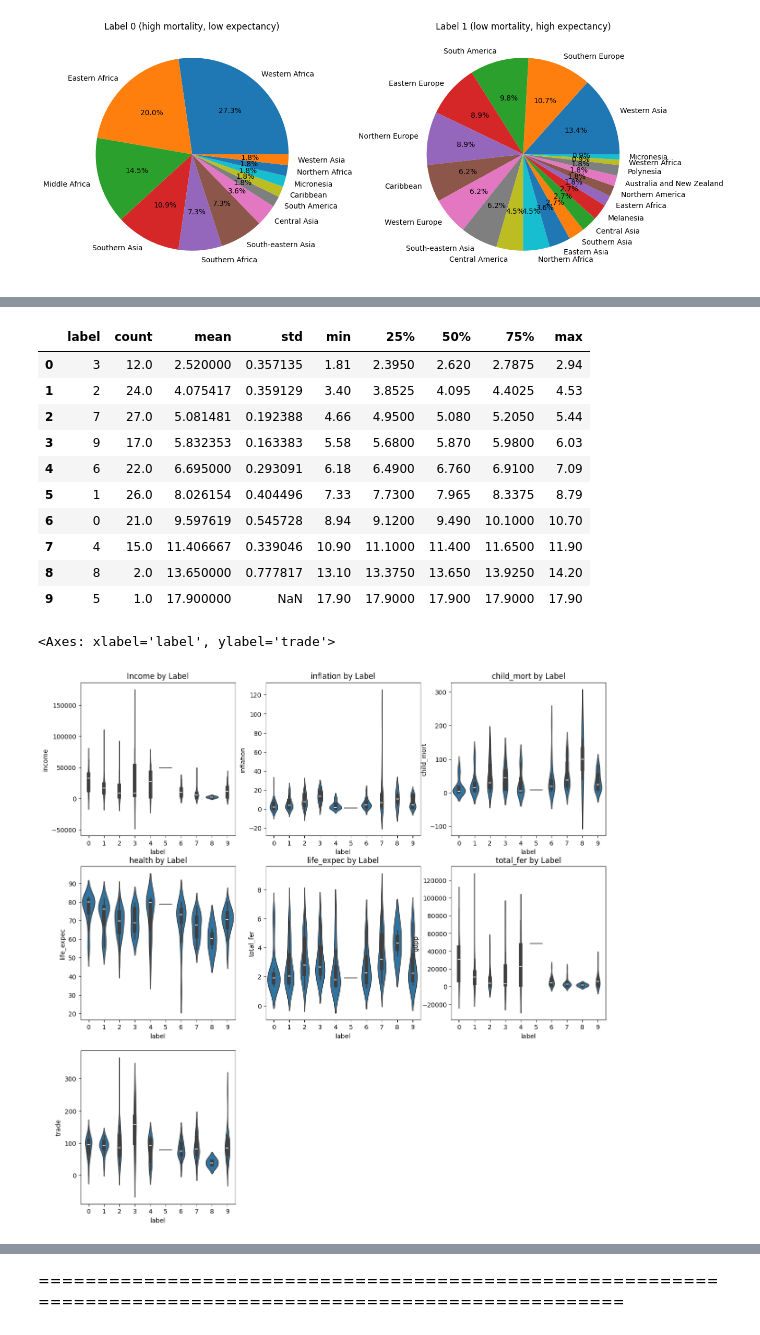
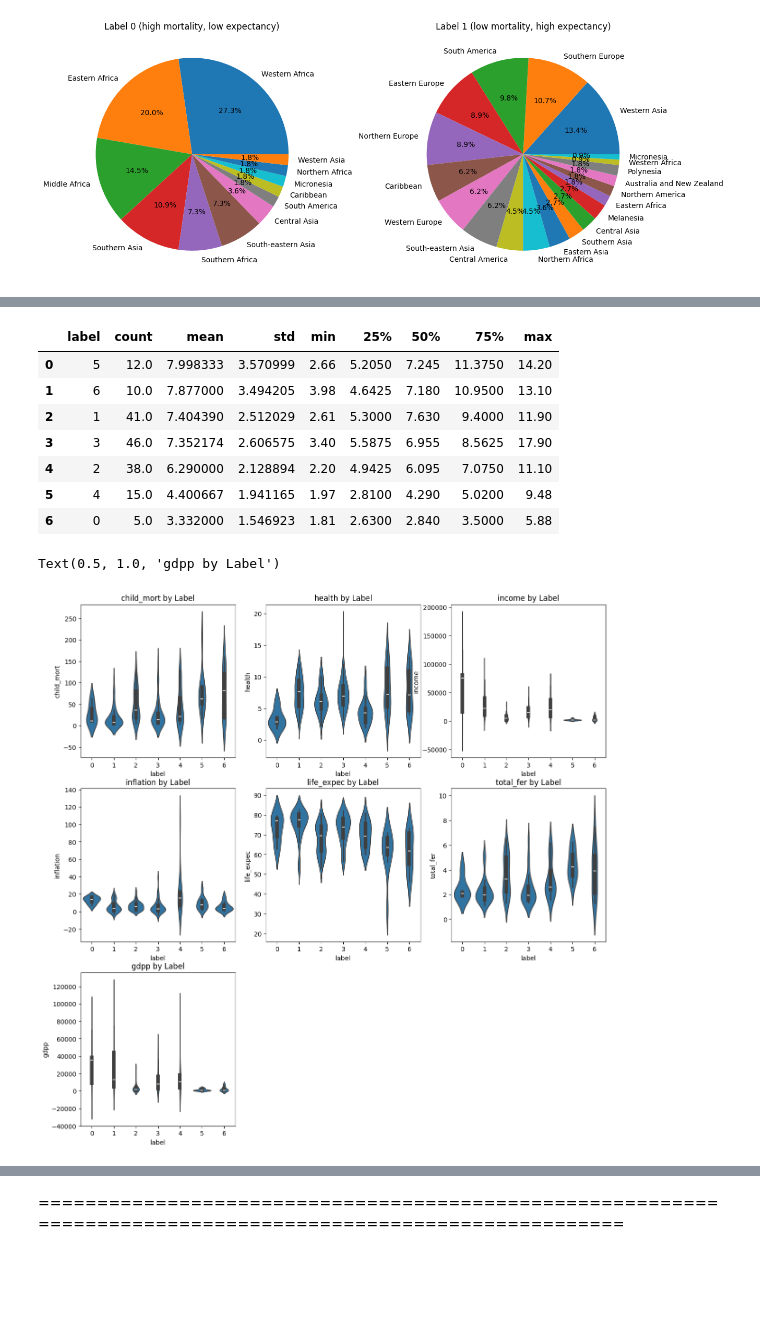
Before and after one commit to GRetriever/Data-Analysis-Project, a Jupyter notebook: Countries/Countries.ipynb, the cells around one changed output, grey strips where cells are left out. Saved outputs shown, nothing was run; the diff lists cells and outputs as text; code cells hidden in the pictures; blank space fills up the shorter version.

```diff
--- a/Countries/Countries.ipynb
+++ b/Countries/Countries.ipynb
@@ -488,5 +423,5 @@ Text(0.5, 1.0, 'Trade by Label')
 # %%
-x = df[['health']]
+x = df[['trade']]
 
 plt.figure(figsize=(12,5))
 _=hc.dendrogram(hc.linkage(x,method='ward'))
@@ -509,20 +444,17 @@ plt.bar(range(2,12),silhouette_scores)
 # %%
-model = AgglomerativeClustering(n_clusters=10,affinity='euclidean',linkage='ward')
+model = AgglomerativeClustering(n_clusters=7,affinity='euclidean',linkage='ward')
 df['label'] = model.fit_predict(x)
 # %%
-df.groupby(['label'])['health'].describe().sort_values(by='mean').reset_index()
+df.groupby(['label'])['health'].describe().sort_values(by='mean',ascending=False).reset_index()
 # %% [output]
 |  | label | count | mean | std | min | 25% | 50% | 75% | max |
-| 0 | 3 | 12.0 | 2.520000 | 0.357135 | 1.81 | 2.3950 | 2.620 | 2.7875 | 2.94 |
-| 1 | 2 | 24.0 | 4.075417 | 0.359129 | 3.40 | 3.8525 | 4.095 | 4.4025 | 4.53 |
-| 2 | 7 | 27.0 | 5.081481 | 0.192388 | 4.66 | 4.9500 | 5.080 | 5.2050 | 5.44 |
-| 3 | 9 | 17.0 | 5.832353 | 0.163383 | 5.58 | 5.6800 | 5.870 | 5.9800 | 6.03 |
-| 4 | 6 | 22.0 | 6.695000 | 0.293091 | 6.18 | 6.4900 | 6.760 | 6.9100 | 7.09 |
-| 5 | 1 | 26.0 | 8.026154 | 0.404496 | 7.33 | 7.7300 | 7.965 | 8.3375 | 8.79 |
-| 6 | 0 | 21.0 | 9.597619 | 0.545728 | 8.94 | 9.1200 | 9.490 | 10.1000 | 10.70 |
-| 7 | 4 | 15.0 | 11.406667 | 0.339046 | 10.90 | 11.1000 | 11.400 | 11.6500 | 11.90 |
-| 8 | 8 | 2.0 | 13.650000 | 0.777817 | 13.10 | 13.3750 | 13.650 | 13.9250 | 14.20 |
-| 9 | 5 | 1.0 | 17.900000 | NaN | 17.90 | 17.9000 | 17.900 | 17.9000 | 17.90 |
+| 0 | 5 | 12.0 | 7.998333 | 3.570999 | 2.66 | 5.2050 | 7.245 | 11.3750 | 14.20 |
+| 1 | 6 | 10.0 | 7.877000 | 3.494205 | 3.98 | 4.6425 | 7.180 | 10.9500 | 13.10 |
+| 2 | 1 | 41.0 | 7.404390 | 2.512029 | 2.61 | 5.3000 | 7.630 | 9.4000 | 11.90 |
+| 3 | 3 | 46.0 | 7.352174 | 2.606575 | 3.40 | 5.5875 | 6.955 | 8.5625 | 17.90 |
+| 4 | 2 | 38.0 | 6.290000 | 2.128894 | 2.20 | 4.9425 | 6.095 | 7.0750 | 11.10 |
+| 5 | 4 | 15.0 | 4.400667 | 1.941165 | 1.97 | 2.8100 | 4.290 | 5.0200 | 9.48 |
+| 6 | 0 | 5.0 | 3.332000 | 1.546923 | 1.81 | 2.6300 | 2.840 | 3.5000 | 5.88 |
 # %%
 plt.figure(figsize=(15,15))
 
@@ -531,11 +463,27 @@ plt.subplot(3,3,1)
 sns.violinplot(
     data = df,
     x = 'label',
+    y = 'child_mort'
+)
+plt.title('child_mort by Label')
+
+plt.subplot(3,3,2)
+sns.violinplot(
+    data = df,
+    x = 'label',
+    y = 'health'
+)
+plt.title('health by Label')
+
+plt.subplot(3,3,3)
+sns.violinplot(
+    data = df,
+    x = 'label',
     y = 'income'
 )
-plt.title('Income by Label')
+plt.title('income by Label')
 
-plt.subplot(3,3,2)
+plt.subplot(3,3,4)
 sns.violinplot(
     data = df,
     x = 'label',
@@ -543,59 +491,44 @@ sns.violinplot(
 )
 plt.title('inflation by Label')
 
-plt.subplot(3,3,3)
-sns.violinplot(
-    data = df,
-    x = 'label',
-    y = 'child_mort'
-)
-plt.title('child_mort by Label')
-
-plt.subplot(3,3,4)
+plt.subplot(3,3,5)
 sns.violinplot(
     data = df,
     x = 'label',
     y = 'life_expec'
-)
-plt.title('health by Label')
-
-plt.subplot(3,3,5)
-sns.violinplot(
-    data = df,
-    x = 'label',
-    y = 'total_fer'
 )
 plt.title('life_expec by Label')
 
 plt.subplot(3,3,6)
 sns.violinplot(
     data = df,
     x = 'label',
-    y = 'gdpp'
+    y = 'total_fer'
 )
 plt.title('total_fer by Label')
 
 plt.subplot(3,3,7)
 sns.violinplot(
     data = df,
     x = 'label',
-    y = 'trade'
+    y = 'gdpp'
 )
+plt.title('gdpp by Label')
 
 
 # plt.subplot(3,3,8)
 # sns.violinplot(
 #     data = df,
 #     x = 'label',
 #     y = 'trade'
 # )
 
 # plt.subplot(3,3,9)
 # sns.barplot(
 #     data = df,
 #     x = 'label',
 #     y = 'trade'
 # )
 # %% [output]
-<Axes: xlabel='label', ylabel='trade'>
+Text(0.5, 1.0, 'gdpp by Label')
-[figure, old version]
+[figure, new version]
```
Also changed, not shown: parts of 28 cells of this notebook.
